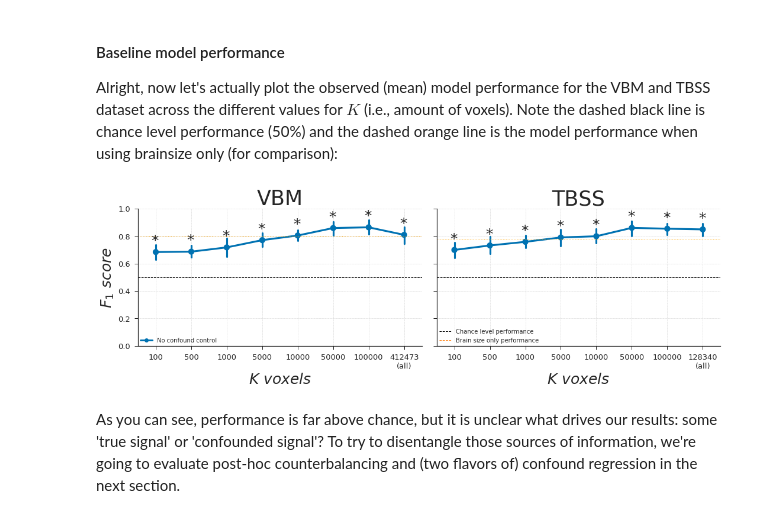
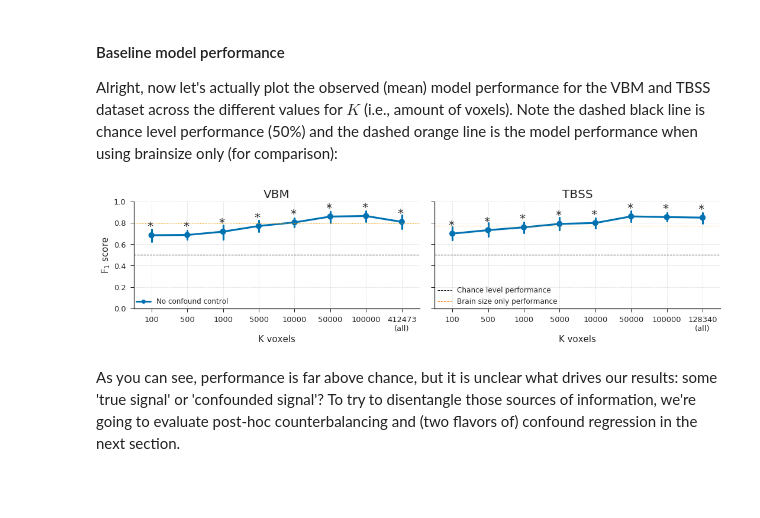
Before and after one commit to lukassnoek/MVCA, a Jupyter notebook: analyses/empirical_analysis_gender_classification.ipynb, the cells around one changed output. Cells and saved outputs as stored; diff of their text form; code cells hidden in the pictures; blank space fills up the shorter version.

```diff
--- a/analyses/empirical_analysis_gender_classification.ipynb
+++ b/analyses/empirical_analysis_gender_classification.ipynb
@@ -287,4 +268,6 @@ corrs_Xc = dict(corrs=[], modality=[])
 for modality in ['VBM', 'TBSS']:
     corrs_Xc['corrs'].extend(vectorized_corr(confound[modality], mvp[modality].X))
     corrs_Xc['modality'].extend([modality] * mvp[modality].X.shape[1])
+
+corrs_Xc_df = pd.DataFrame(corrs_Xc)
 # %% [markdown]
@@ -428,42 +423,44 @@ colormap = sns.color_palette('colorblind')
 custom_legend_labels = ['No confound control', 'Chance level performance', 'Brain size only performance']
 custom_legend_handles = [plt.Line2D((0, 1), (0, 0), color=colormap[0], marker='o', lw=3),
                          plt.Line2D((0, 1), (0, 0), color='k', ls='--', lw=1),
                          plt.Line2D((0, 1), (0, 0), color='tab:orange', ls='--', lw=1)]
 
-
-fig, axes = plt.subplots(nrows=1, ncols=2, sharey=True, sharex=False, figsize=(15, 5))
+fig, axes = plt.subplots(nrows=1, ncols=2, sharey=True, sharex=False, figsize=(15, 4))
 for i, modality in enumerate(['VBM', 'TBSS']):
     tmp_df = results_baseline_df.query('modality == @modality')
     ax = sns.pointplot(x='n_vox', y='score', data=tmp_df, ax=axes[i], color=colormap[0])
     ax.axhline(y=0.5, c='k', ls='--', lw=1)
     ax.axhline(df_check.query('modality == @modality').scores.mean(), lw=1, c='orange', ls=':')
     ax.set_ylim(0, 1)
-    ax.set_title(modality, fontsize=35)
+    ax.set_title(modality, fontsize=20)
     ax.grid(ls='--', lw=.5)
-    ax.set_xlabel('$K\ voxels$', fontsize=25)
+    ax.set_xlabel('K voxels', fontsize=15)
     max_vox = tmp_df.n_vox.max()
     xticklabels = [str(nv) if nv <= 100000 else str(nv) + '\n(all)' for nv in np.append(num_vox, max_vox)]
     ax.set_xticklabels(xticklabels, rotation=0, fontsize=13)
 
     if i == 0:
-        ax.set_ylabel(r'$F_{1}\ score$', fontsize=25)
-        ax.legend(custom_legend_handles[0:1], custom_legend_labels[0:1], loc=3, borderaxespad=0.)
+        ax.set_ylabel('$\mathrm{F_{1}\ score}$', fontsize=15)
+        ax.legend(custom_legend_handles[0:1], custom_legend_labels[0:1], loc=3, borderaxespad=0.,
+                  fontsize=12)
         ax.set_yticklabels(ax.get_yticks().round(1), fontsize=13)
     else:
         ax.set_ylabel('')
-        ax.legend(custom_legend_handles[1:], custom_legend_labels[1:], loc=3, borderaxespad=0.)
+        ax.legend(custom_legend_handles[1:], custom_legend_labels[1:], loc=3, borderaxespad=0.,
+                  fontsize=12)
 
     scores_per_K = tmp_df.groupby('n_vox').mean().values
     for ii in range(len(num_vox) + 1):
 
         if baseline_pvals[i, ii] <= 0.001:
-            ax.text(ii - 0.12, scores_per_K[ii] + 0.05, '*', fontsize=25)
+            ax.text(ii - 0.12, scores_per_K[ii] + 0.05, '*', fontsize=20)
 
 sns.despine()
 fig.tight_layout()
+fig.savefig('figs/baseline_scores.png', dpi=200)
 fig.show()
 # %% [output]
-[figure, old version]
+[figure, new version]
 # %% [markdown]
 As you can see, performance is far above chance, but it is unclear what drives our results: some 'true signal' or 'confounded signal'? To try to disentangle those sources of information, we're going to evaluate post-hoc counterbalancing and (two flavors of) confound regression in the next section.
 # %% [markdown]
```
Also changed, not shown: parts of 49 cells of this notebook, 1 other file.
